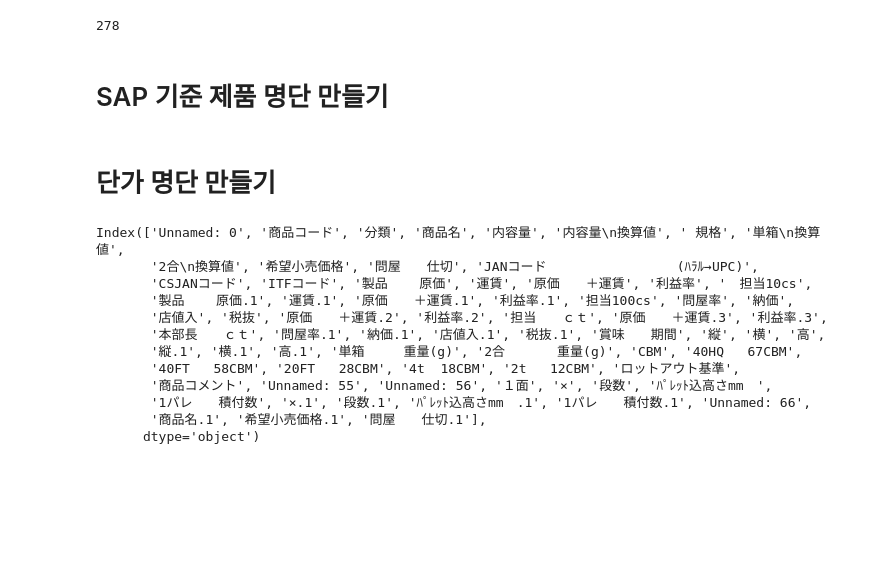
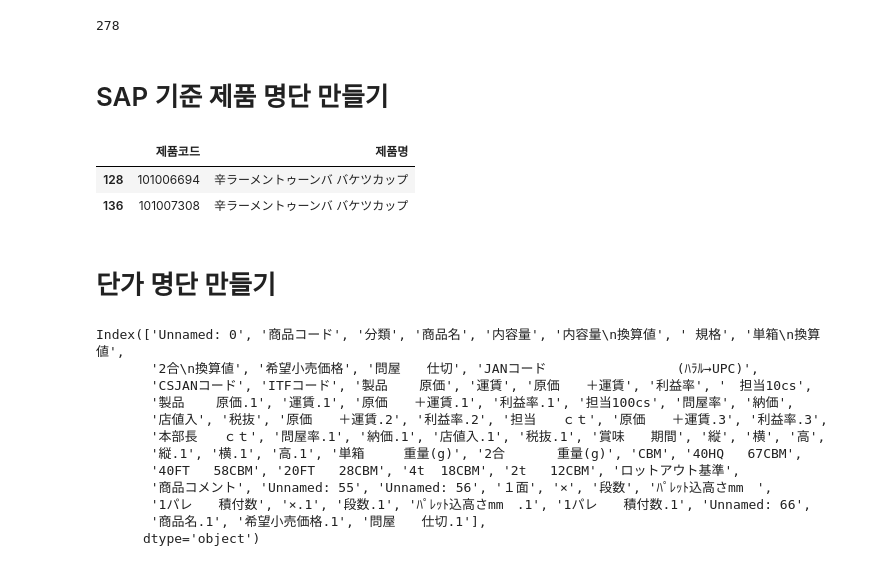
Before and after one commit to mushrhyme/easy-rebate, a Jupyter notebook: notepad.ipynb, the cells around one changed output. Drawn from its saved outputs; the diff is of its cells as text; code cells hidden in the pictures; blank space fills up the shorter version.

```diff
--- a/notepad.ipynb
+++ b/notepad.ipynb
@@ -76,11 +76,16 @@ sap_retail["판매처코드"].nunique()
 # %%
 # sap_product1 = pd.read_excel("/Users/nongshim/Downloads/問屋別商品コ_ド一_(도매별_제품코드).xlsx", skiprows=1).iloc[:, 2:]
 sap_product = pd.read_excel("/Users/nongshim/Downloads/최근6년간_실적있는_제품코드.xlsx").iloc[:, [0,2]]
 sap_product.columns = ['제품코드', '제품명']
 import re
-sap_product["제품명"] = sap_product["제품명"].apply(lambda x: re.sub(r'\s{2,}', ' ', x) if isinstance(x, str) else x)
-sap_product = sap_product[["제품코드", "제품명"]].drop_duplicates()
-sap_product.to_csv("database/csv/sap_product.csv", index=False)
+# sap_product["제품명"] = sap_product["제품명"].apply(lambda x: re.sub(r'\s{2,}', ' ', x) if isinstance(x, str) else x)
+# sap_product = sap_product[["제품코드", "제품명"]].drop_duplicates()
+# sap_product.to_csv("database/csv/sap_product.csv", index=False)
+sap_product[sap_product.제품코드.isin([101006694, 101007308])]
+# %% [output]
+|  | 제품코드 | 제품명 |
+| 128 | 101006694 | 辛ラーメントゥーンバ バケツカップ |
+| 136 | 101007308 | 辛ラーメントゥーンバ バケツカップ |
 # %% [markdown]
 # 단가 명단 만들기
 # %%
```
Also changed, not shown: 1 other file.
